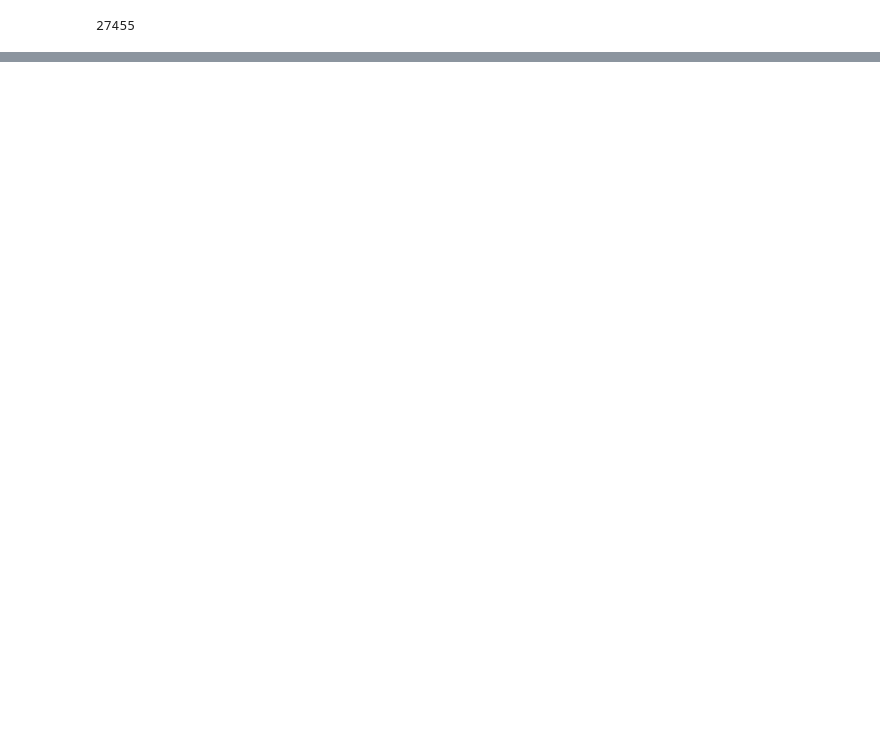
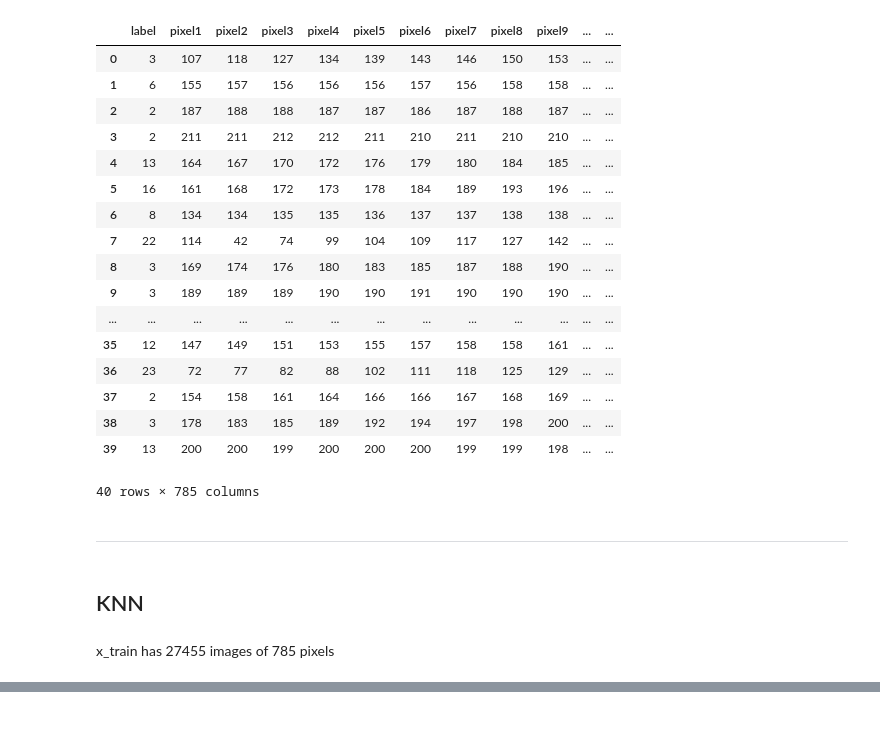
Before and after one commit to SpyridonKaperonis/FinalProject_646, a Jupyter notebook: knn.ipynb, the cells around one changed output, grey strips where cells are left out. Saved outputs shown, nothing was run; the diff lists cells and outputs as text; code cells hidden in the pictures; blank space fills up the shorter version.

```diff
--- a/knn.ipynb
+++ b/knn.ipynb
@@ -11,8 +8,31 @@ test_dataset= './datasets/archive/sign_mnist_test.csv'
 # %%
 train_df = pd.read_csv(train_dataset)
 test_df = pd.read_csv(test_dataset)
-# %%
-len(train_df)
-# %% [output]
-27455
+# %%
+train_df.head(40)
+# %% [output]
+|  | label | pixel1 | pixel2 | pixel3 | pixel4 | pixel5 | pixel6 | pixel7 | pixel8 | pixel9 | ... | ... |
+| 0 | 3 | 107 | 118 | 127 | 134 | 139 | 143 | 146 | 150 | 153 | ... | ... |
+| 1 | 6 | 155 | 157 | 156 | 156 | 156 | 157 | 156 | 158 | 158 | ... | ... |
+| 2 | 2 | 187 | 188 | 188 | 187 | 187 | 186 | 187 | 188 | 187 | ... | ... |
+| 3 | 2 | 211 | 211 | 212 | 212 | 211 | 210 | 211 | 210 | 210 | ... | ... |
+| 4 | 13 | 164 | 167 | 170 | 172 | 176 | 179 | 180 | 184 | 185 | ... | ... |
+| 5 | 16 | 161 | 168 | 172 | 173 | 178 | 184 | 189 | 193 | 196 | ... | ... |
+| 6 | 8 | 134 | 134 | 135 | 135 | 136 | 137 | 137 | 138 | 138 | ... | ... |
+| 7 | 22 | 114 | 42 | 74 | 99 | 104 | 109 | 117 | 127 | 142 | ... | ... |
+| 8 | 3 | 169 | 174 | 176 | 180 | 183 | 185 | 187 | 188 | 190 | ... | ... |
+| 9 | 3 | 189 | 189 | 189 | 190 | 190 | 191 | 190 | 190 | 190 | ... | ... |
+| ... | ... | ... | ... | ... | ... | ... | ... | ... | ... | ... | ... | ... |
+| 35 | 12 | 147 | 149 | 151 | 153 | 155 | 157 | 158 | 158 | 161 | ... | ... |
+| 36 | 23 | 72 | 77 | 82 | 88 | 102 | 111 | 118 | 125 | 129 | ... | ... |
+| 37 | 2 | 154 | 158 | 161 | 164 | 166 | 166 | 167 | 168 | 169 | ... | ... |
+| 38 | 3 | 178 | 183 | 185 | 189 | 192 | 194 | 197 | 198 | 200 | ... | ... |
+| 39 | 13 | 200 | 200 | 199 | 200 | 200 | 200 | 199 | 199 | 198 | ... | ... |
+40 rows × 785 columns
+# %% [markdown]
+----------------------------------------------------------
+# %% [markdown]
+## KNN
+# %% [markdown]
+x_train has 27455 images of 785 pixels
 # %%
```
Also changed, not shown: parts of 44 cells of this notebook.
